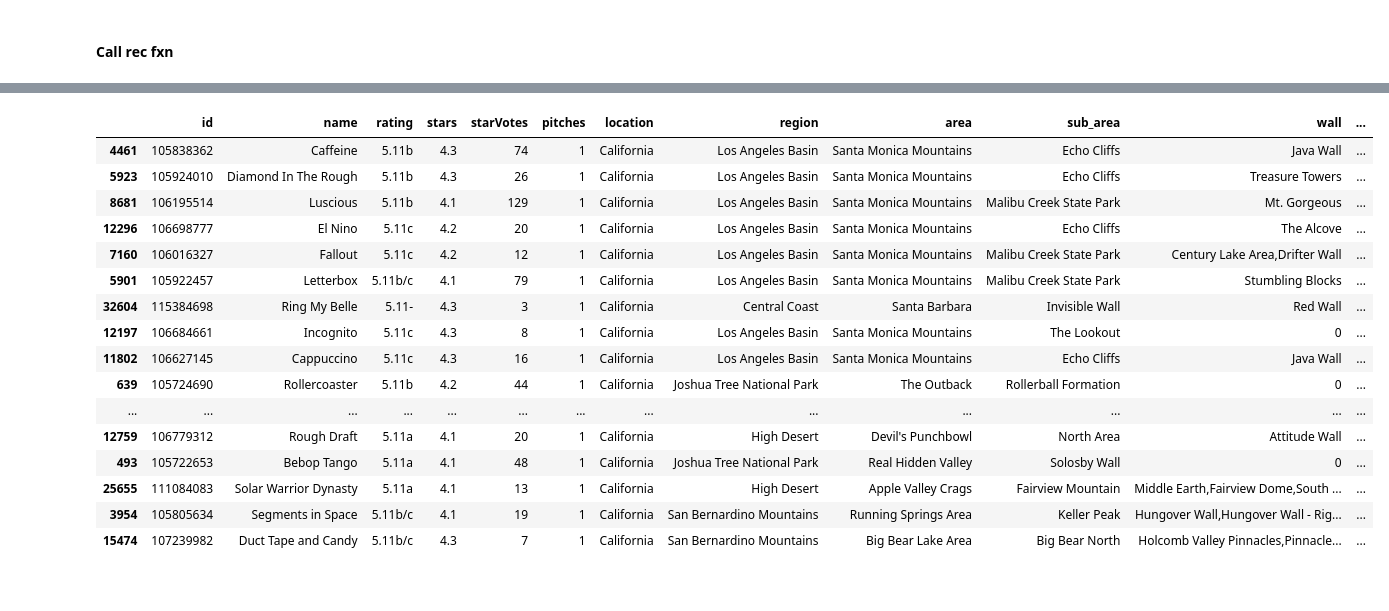
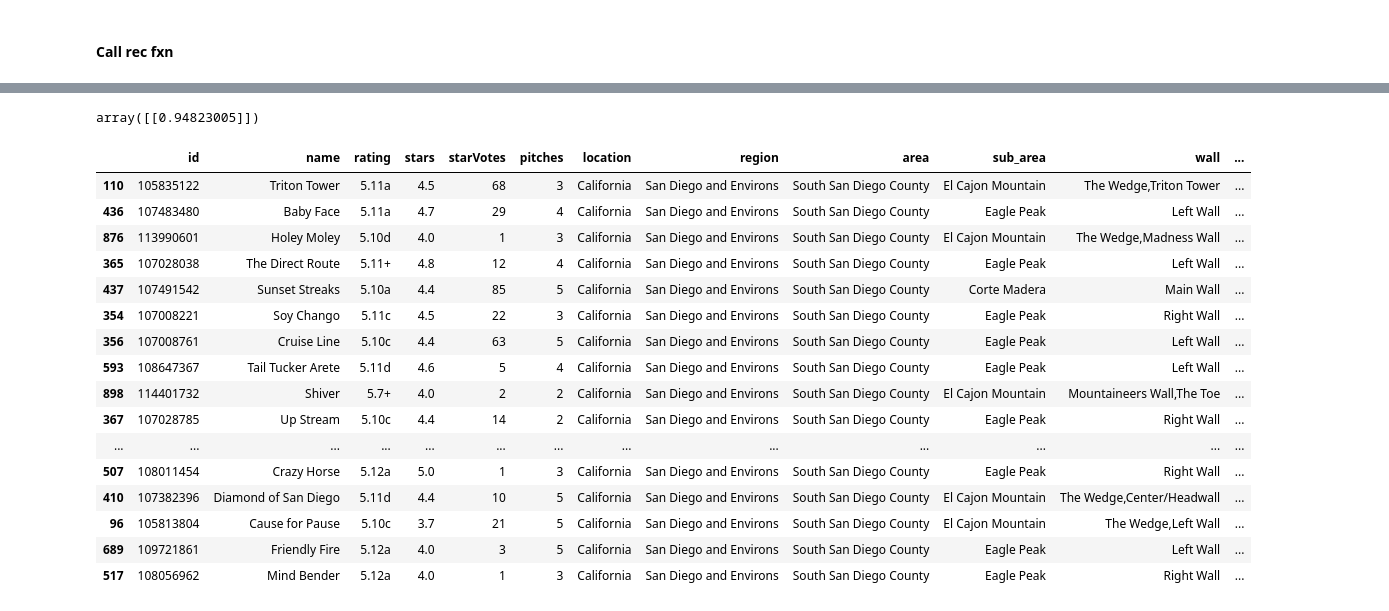
Before and after one commit to gseemann/climb_recommender, a Jupyter notebook: models.ipynb, the cells around one changed output, grey strips where cells are left out. Cells and saved outputs as stored; diff of their text form; code cells hidden in the pictures.

```diff
--- a/models.ipynb
+++ b/models.ipynb
@@ -298,5 +298,6 @@ diff_grade = {'Rope': ['3rd',
 df = pd.read_csv('clean_data.csv')
 pd.set_option('display.max_columns', 50)
 df.drop(columns='Unnamed: 0', inplace=True)
+df.set_index('id', inplace=True)
 df.head()
 # %% [output]
@@ -360,4 +468,4 @@ from sklearn.preprocessing import StandardScaler
 # %%
 #creates features df used for comparison
-features = df_numeric[['stars', 'pitches', 'Sport', 'Trad', 'Boulder', 'TR', 'Alpine', 'Aid',
+features = df_indexed.loc[:,['stars', 'pitches', 'Sport', 'Trad', 'Boulder', 'TR', 'Alpine', 'Aid',
        'Ice', 'Snow', 'Mixed', 'danger', 'rope_grade', 'boulder_grade']] #,'longitude','latitude',
@@ -436,29 +550,29 @@ indices = pd.Series(df.index, index=df['id'])
 # %%
-def get_recommendations(ids, kernel_type):
+# def get_recommendations(ids, kernel_type):
 
-    # Get the index of the climb that matches the title
-    idx = indices[ids]
+#     # Get the index of the climb that matches the title
+#     idx = indices[ids]
 
-    #value to store scores and indicies
-    score_matrix = np.ndarray(shape=(len(df),2), dtype=float)
+#     #value to store scores and indicies
+#     score_matrix = np.ndarray(shape=(len(df),2), dtype=float)
 
-    #go through the target climb vs all onthers in our db and populate score mtx with index and similarity
-    for i in range(df.shape[0]):
-        score = kernel_type(features_scaled[idx].reshape(1,-1),features_scaled[i].reshape(1,-1))
-        score_matrix[i][0] = i         ##the index comparison corresponding to the score
-        score_matrix[i][1] = score     ##the score for the current index
+#     #go through the target climb vs all onthers in our db and populate score mtx with index and similarity
+#     for i in range(df.shape[0]):
+#         score = kernel_type(features_scaled[idx].reshape(1,-1),features_scaled[i].reshape(1,-1))
+#         score_matrix[i][0] = i         ##the index comparison corresponding to the score
+#         score_matrix[i][1] = score     ##the score for the current index
 
-    # Sort the climbs based on the similarity scores
-    score_matrix = sorted(score_matrix, key=lambda x: x[1], reverse=True)
-    # score_matrix
+#     # Sort the climbs based on the similarity scores
+#     score_matrix = sorted(score_matrix, key=lambda x: x[1], reverse=True)
+#     # score_matrix
 
-    # # Get the scores of the 10 most similar climbs
-    score_matrix = score_matrix[1:20]
+#     # # Get the scores of the 10 most similar climbs
+#     score_matrix = score_matrix[1:20]
 
-    # # Get the climb indices
-    climb_indices = [i[0] for i in score_matrix]
+#     # # Get the climb indices
+#     climb_indices = [i[0] for i in score_matrix]
 
-    # Return the top 10 most similar movies
-    rec= df['id'].iloc[climb_indices]
+#     # Return the top 10 most similar movies
+#     rec= df['id'].iloc[climb_indices]
 
-    return df.loc[rec.index,:]
+#     return df.loc[rec.index,:]
@@ -537,22 +616,26 @@ rec
+# %%
+cosine_similarity(features_scaled[target_index].reshape(1,-1),features_scaled[898].reshape(1,-1))
+# %% [output]
+array([[0.94823005]])
 # %%
-rec=get_recommendations(climb_id, cosine_similarity)
+rec=get_recommendations(target_index, cosine_similarity)
 rec
 # %% [output]
 |  | id | name | rating | stars | starVotes | pitches | location | region | area | sub_area | wall | ... |
-| 4461 | 105838362 | Caffeine | 5.11b | 4.3 | 74 | 1 | California | Los Angeles Basin | Santa Monica Mountains | Echo Cliffs | Java Wall | ... |
-| 5923 | 105924010 | Diamond In The Rough | 5.11b | 4.3 | 26 | 1 | California | Los Angeles Basin | Santa Monica Mountains | Echo Cliffs | Treasure Towers | ... |
-| 8681 | 106195514 | Luscious | 5.11b | 4.1 | 129 | 1 | California | Los Angeles Basin | Santa Monica Mountains | Malibu Creek State Park | Mt. Gorgeous | ... |
-| 12296 | 106698777 | El Nino | 5.11c | 4.2 | 20 | 1 | California | Los Angeles Basin | Santa Monica Mountains | Echo Cliffs | The Alcove | ... |
-| 7160 | 106016327 | Fallout | 5.11c | 4.2 | 12 | 1 | California | Los Angeles Basin | Santa Monica Mountains | Malibu Creek State Park | Century Lake Area,Drifter Wall | ... |
-| 5901 | 105922457 | Letterbox | 5.11b/c | 4.1 | 79 | 1 | California | Los Angeles Basin | Santa Monica Mountains | Malibu Creek State Park | Stumbling Blocks | ... |
-| 32604 | 115384698 | Ring My Belle | 5.11- | 4.3 | 3 | 1 | California | Central Coast | Santa Barbara | Invisible Wall | Red Wall | ... |
-| 12197 | 106684661 | Incognito | 5.11c | 4.3 | 8 | 1 | California | Los Angeles Basin | Santa Monica Mountains | The Lookout | 0 | ... |
-| 11802 | 106627145 | Cappuccino | 5.11c | 4.3 | 16 | 1 | California | Los Angeles Basin | Santa Monica Mountains | Echo Cliffs | Java Wall | ... |
-| 639 | 105724690 | Rollercoaster | 5.11b | 4.2 | 44 | 1 | California | Joshua Tree National Park | The Outback | Rollerball Formation | 0 | ... |
+| 110 | 105835122 | Triton Tower | 5.11a | 4.5 | 68 | 3 | California | San Diego and Environs | South San Diego County | El Cajon Mountain | The Wedge,Triton Tower | ... |
+| 436 | 107483480 | Baby Face | 5.11a | 4.7 | 29 | 4 | California | San Diego and Environs | South San Diego County | Eagle Peak | Left Wall | ... |
+| 876 | 113990601 | Holey Moley | 5.10d | 4.0 | 1 | 3 | California | San Diego and Environs | South San Diego County | El Cajon Mountain | The Wedge,Madness Wall | ... |
+| 365 | 107028038 | The Direct Route | 5.11+ | 4.8 | 12 | 4 | California | San Diego and Environs | South San Diego County | Eagle Peak | Left Wall | ... |
+| 437 | 107491542 | Sunset Streaks | 5.10a | 4.4 | 85 | 5 | California | San Diego and Environs | South San Diego County | Corte Madera | Main Wall | ... |
+| 354 | 107008221 | Soy Chango | 5.11c | 4.5 | 22 | 3 | California | San Diego and Environs | South San Diego County | Eagle Peak | Right Wall | ... |
+| 356 | 107008761 | Cruise Line | 5.10c | 4.4 | 63 | 5 | California | San Diego and Environs | South San Diego County | Eagle Peak | Left Wall | ... |
+| 593 | 108647367 | Tail Tucker Arete | 5.11d | 4.6 | 5 | 4 | California | San Diego and Environs | South San Diego County | Eagle Peak | Left Wall | ... |
+| 898 | 114401732 | Shiver | 5.7+ | 4.0 | 2 | 2 | California | San Diego and Environs | South San Diego County | El Cajon Mountain | Mountaineers Wall,The Toe | ... |
+| 367 | 107028785 | Up Stream | 5.10c | 4.4 | 14 | 2 | California | San Diego and Environs | South San Diego County | Eagle Peak | Right Wall | ... |
 | ... | ... | ... | ... | ... | ... | ... | ... | ... | ... | ... | ... | ... |
-| 12759 | 106779312 | Rough Draft | 5.11a | 4.1 | 20 | 1 | California | High Desert | Devil's Punchbowl | North Area | Attitude Wall | ... |
-| 493 | 105722653 | Bebop Tango | 5.11a | 4.1 | 48 | 1 | California | Joshua Tree National Park | Real Hidden Valley | Solosby Wall | 0 | ... |
-| 25655 | 111084083 | Solar Warrior Dynasty | 5.11a | 4.1 | 13 | 1 | California | High Desert | Apple Valley Crags | Fairview Mountain | Middle Earth,Fairview Dome,South ... | ... |
-| 3954 | 105805634 | Segments in Space | 5.11b/c | 4.1 | 19 | 1 | California | San Bernardino Mountains | Running Springs Area | Keller Peak | Hungover Wall,Hungover Wall - Rig... | ... |
-| 15474 | 107239982 | Duct Tape and Candy | 5.11b/c | 4.3 | 7 | 1 | California | San Bernardino Mountains | Big Bear Lake Area | Big Bear North | Holcomb Valley Pinnacles,Pinnacle... | ... |
+| 507 | 108011454 | Crazy Horse | 5.12a | 5.0 | 1 | 3 | California | San Diego and Environs | South San Diego County | Eagle Peak | Right Wall | ... |
+| 410 | 107382396 | Diamond of San Diego | 5.11d | 4.4 | 10 | 5 | California | San Diego and Environs | South San Diego County | El Cajon Mountain | The Wedge,Center/Headwall | ... |
+| 96 | 105813804 | Cause for Pause | 5.10c | 3.7 | 21 | 5 | California | San Diego and Environs | South San Diego County | El Cajon Mountain | The Wedge,Left Wall | ... |
+| 689 | 109721861 | Friendly Fire | 5.12a | 4.0 | 3 | 5 | California | San Diego and Environs | South San Diego County | Eagle Peak | Left Wall | ... |
+| 517 | 108056962 | Mind Bender | 5.12a | 4.0 | 1 | 3 | California | San Diego and Environs | South San Diego County | Eagle Peak | Right Wall | ... |
 # %%
```
Also changed, not shown: parts of 49 cells of this notebook, 1 other file.
